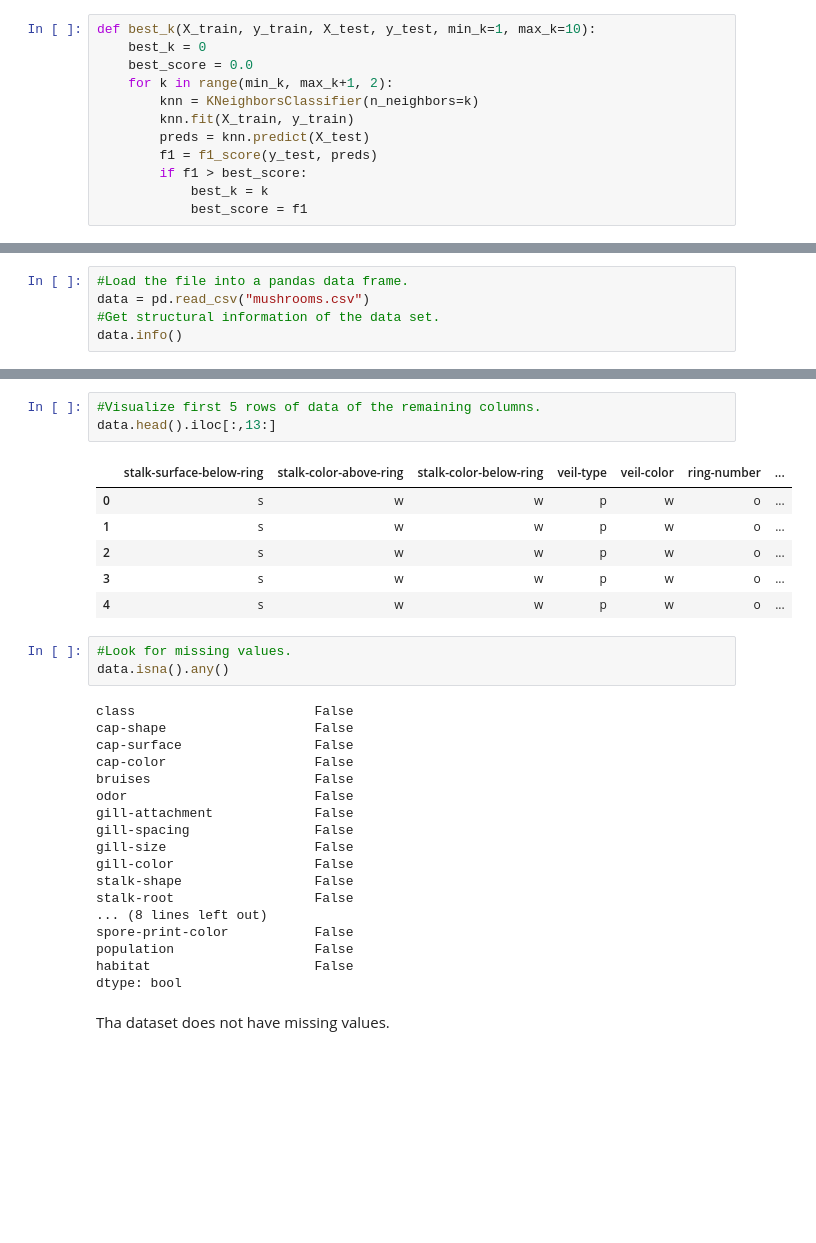
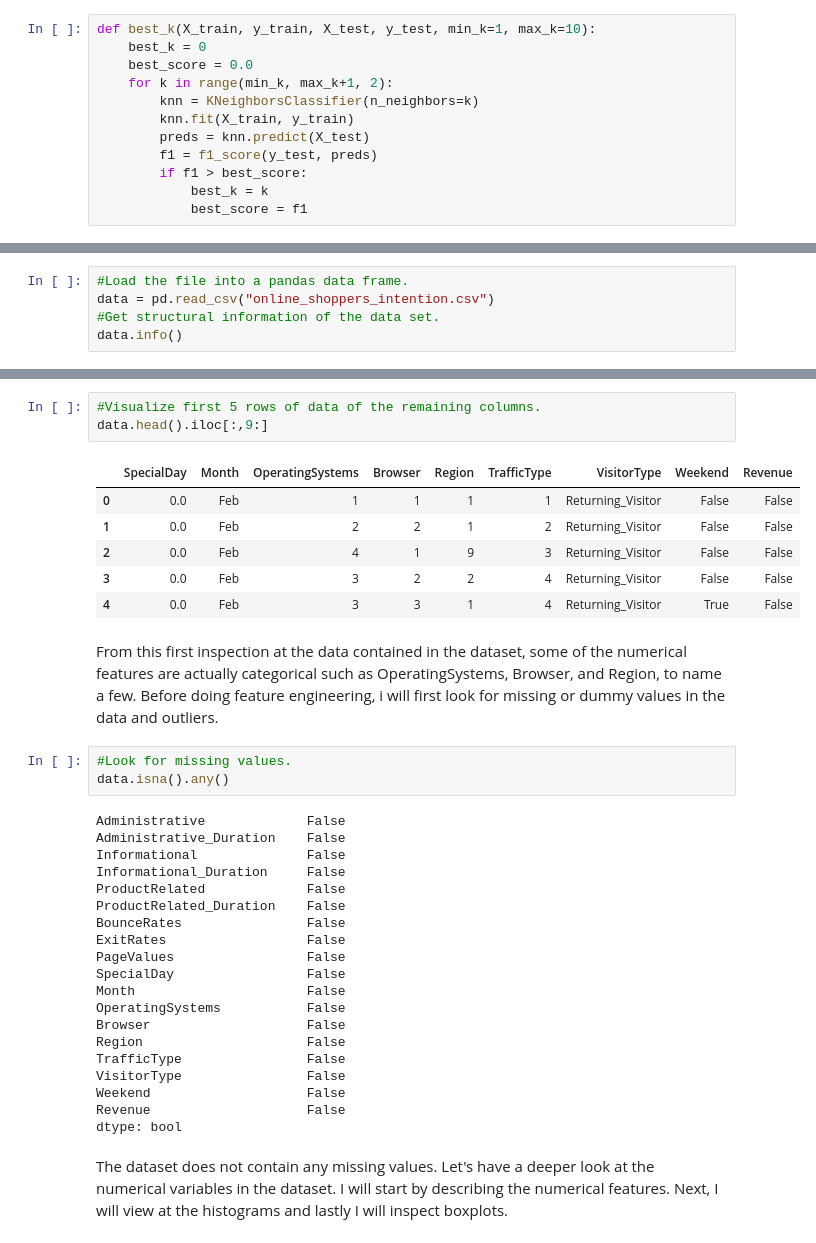
Before and after one commit to a123priya/dsc-mod-5-project-online-ds-pt-021119, a Jupyter notebook: student.ipynb, the cells around one changed output, grey strips where cells are left out. Cells and saved outputs as stored; diff of their text form; blank space fills up the shorter version.

```diff
--- a/student.ipynb
+++ b/student.ipynb
@@ -83,6 +60,6 @@ def best_k(X_train, y_train, X_test, y_test, min_k=1, max_k=10):
 # %%
 #Load the file into a pandas data frame.
-data = pd.read_csv("mushrooms.csv")
+data = pd.read_csv("online_shoppers_intention.csv")
 #Get structural information of the data set.
 data.info()
 # %% [output]
@@ -118,33 +93,37 @@ data.head().iloc[:,:13]
 # %%
 #Visualize first 5 rows of data of the remaining columns.
-data.head().iloc[:,13:]
+data.head().iloc[:,9:]
 # %% [output]
-|  | stalk-surface-below-ring | stalk-color-above-ring | stalk-color-below-ring | veil-type | veil-color | ring-number | ... |
-| 0 | s | w | w | p | w | o | ... |
-| 1 | s | w | w | p | w | o | ... |
-| 2 | s | w | w | p | w | o | ... |
-| 3 | s | w | w | p | w | o | ... |
-| 4 | s | w | w | p | w | o | ... |
+|  | SpecialDay | Month | OperatingSystems | Browser | Region | TrafficType | VisitorType | Weekend | Revenue |
+| 0 | 0.0 | Feb | 1 | 1 | 1 | 1 | Returning_Visitor | False | False |
+| 1 | 0.0 | Feb | 2 | 2 | 1 | 2 | Returning_Visitor | False | False |
+| 2 | 0.0 | Feb | 4 | 1 | 9 | 3 | Returning_Visitor | False | False |
+| 3 | 0.0 | Feb | 3 | 2 | 2 | 4 | Returning_Visitor | False | False |
+| 4 | 0.0 | Feb | 3 | 3 | 1 | 4 | Returning_Visitor | True | False |
+# %% [markdown]
+From this first inspection at the data contained in the dataset, some of the numerical features are actually categorical such as OperatingSystems, Browser, and Region, to name a few. Before doing feature engineering, i will first look for missing or dummy values in the data and outliers.
 # %%
 #Look for missing values.
 data.isna().any()
 # %% [output]
-class                       False
-cap-shape                   False
-cap-surface                 False
-cap-color                   False
-bruises                     False
-odor                        False
-gill-attachment             False
-gill-spacing                False
-gill-size                   False
-gill-color                  False
-stalk-shape                 False
-stalk-root                  False
-... (8 lines left out)
-spore-print-color           False
-population                  False
-habitat                     False
+Administrative             False
+Administrative_Duration    False
+Informational              False
+Informational_Duration     False
+ProductRelated             False
+ProductRelated_Duration    False
+BounceRates                False
+ExitRates                  False
+PageValues                 False
+SpecialDay                 False
+Month                      False
+OperatingSystems           False
+Browser                    False
+Region                     False
+TrafficType                False
+VisitorType                False
+Weekend                    False
+Revenue                    False
 dtype: bool
-# %% [markdown]
-Tha dataset does not have missing values.
+# %% [markdown]
+The dataset does not contain any missing values. Let's have a deeper look at the numerical variables in the dataset. I will start by describing the numerical features. Next, I will view at the histograms and lastly I will inspect boxplots.
```
Also changed, not shown: parts of 30 cells of this notebook, 2 other files.
